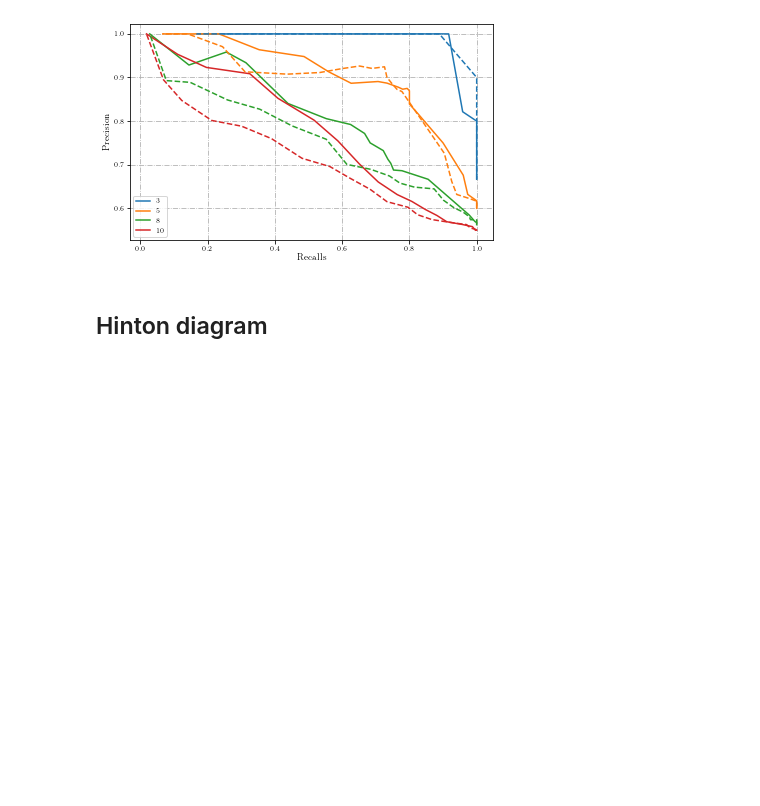
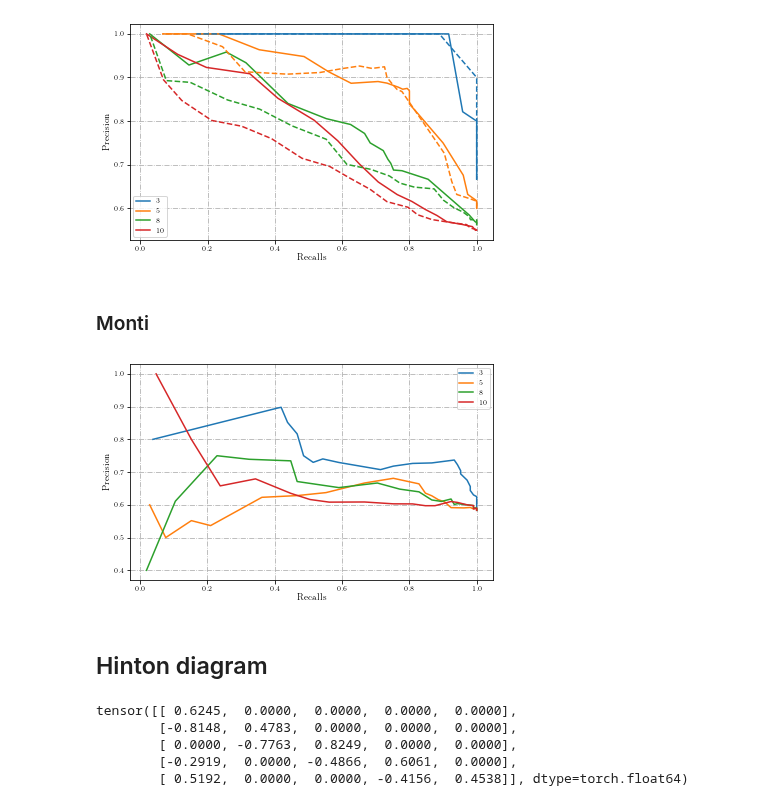
Before and after one commit to rpatrik96/nl-causal-representations, a Jupyter notebook: notebooks/synth_plots.ipynb, the cells around one changed output. Drawn from its saved outputs; the diff is of its cells as text; code cells hidden in the pictures; blank space fills up the shorter version.

Commit message:
example hinton + prec vs recall plots

```diff
--- a/notebooks/synth_plots.ipynb
+++ b/notebooks/synth_plots.ipynb
@@ -72,5 +75,5 @@ Encountered a faulty run with ID dauntless-sweep-14
 SWEEP_ID = "l9wisrgk"
 sweep = api.sweep(f"{ENTITY}/{PROJECT}/{SWEEP_ID}")
 filename = f"sem_5d_sparse_sweep_{SWEEP_ID}"
-df5d_sparse, (true_unmix_jacobians5d_sparse, est_unmix_jacobians5d_sparse, permute_indices5d_sparse,hsic_adj5d_sparse, ica_permute5d_sparse) = sweep2df(sweep.runs, filename, save=True, load=False)
+df5d_sparse, (true_unmix_jacobians5d_sparse, est_unmix_jacobians5d_sparse, permute_indices5d_sparse,hsic_adj5d_sparse, ica_permute5d_sparse) = sweep2df(sweep.runs, filename, save=True, load=True)
 # %% [output]
@@ -273,7 +286,7 @@ dim=6 (n_mixing_layer=1)        MCC=1.000+0.000   Acc:0.956+0.054       Acc (HSI
 # %% [markdown]
 ### Monti variants
 # %%
-stats_monti_variant=corrected_jacobian_stats(df_monti_sparse, true_unmix_jacobians_monti_sparse, est_unmix_jacobians_monti_sparse, permute_indices_monti_sparse, hsic_adj_monti_sparse, ica_permute_monti_sparse, selector_col="n_mixing_layer")
+stats_monti_sparse=corrected_jacobian_stats(df_monti_sparse, true_unmix_jacobians_monti_sparse, est_unmix_jacobians_monti_sparse, permute_indices_monti_sparse, hsic_adj_monti_sparse, ica_permute_monti_sparse, selector_col="n_mixing_layer")
 # %% [output]
 ----We need to figure out whether HSIC needs to be corrected--------
 ----------------------------------
@@ -373,3 +396,15 @@ recalls_lin = torch.stack([stats3d_sparse[3][selector][metric], stats5d_sparse[5
+# %%
+"""Linear"""
+
+
+metric = "thresholds"
+thresholds_monti = torch.stack([stats_monti_sparse[6][i][metric] for i in range(1,6)])
+
+metric = "precisions"
+precisions_monti = torch.stack([stats_monti_sparse[6][i][metric] for i in range(1, 6)])
+
+metric = "recalls"
+recalls_monti = torch.stack([stats_monti_sparse[6][i][metric] for i in range(1, 6)])
 # %% [markdown]
 ### Both
 # %%
@@ -491,5 +525,27 @@ plt.savefig("recalls.svg")
 # %% [output]
 [figure]
+# %% [markdown]
+### Monti
+# %%
+fig = plt.figure(figsize=figsizes.neurips2022(nrows=1, ncols=1)['figure.figsize'])
+
+ax = fig.add_subplot(111)
+ax.grid(True, which="both", ls="-.")
+ax.set_axisbelow(True)
+#
+for rec,prec, c in zip(recalls_monti, precisions_monti, COLORS):
+    im = ax.plot(rec, prec, c=c)
+    # im = ax.scatter(rec_nl, prec_nl, c=c)
+
+ax.set_xlabel("Recalls", labelpad=LABELPAD)
+ax.set_ylabel("Precision", labelpad=LABELPAD)
+plt.legend(DIMS)
+ax.tick_params(axis='both', which='major', pad=TICK_PADDING)
+
+
+plt.savefig("monti_recalls_vs_precisions.svg")
+# %% [output]
+[figure, added]
 # %% [markdown]
 ## Hinton diagram
 # %%
@@ -529,3 +587,12 @@ j_est_corr = correct_ica_scale_permutation(torch.from_numpy(j_est.astype(np.floa
+# %%
+j_gt[j_gt.abs()<1e-6]=0
+j_gt
+# %% [output]
+tensor([[ 0.6245,  0.0000,  0.0000,  0.0000,  0.0000],
+        [-0.8148,  0.4783,  0.0000,  0.0000,  0.0000],
+        [ 0.0000, -0.7763,  0.8249,  0.0000,  0.0000],
+        [-0.2919,  0.0000, -0.4866,  0.6061,  0.0000],
+        [ 0.5192,  0.0000,  0.0000, -0.4156,  0.4538]], dtype=torch.float64)
 # %%
 j_est_corr
 # %% [output]
```
Also changed, not shown: parts of 41 cells of this notebook.
